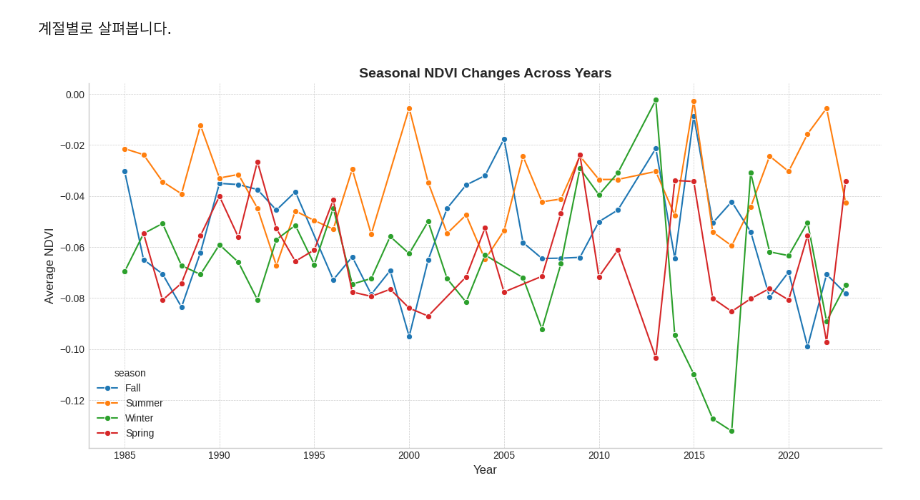
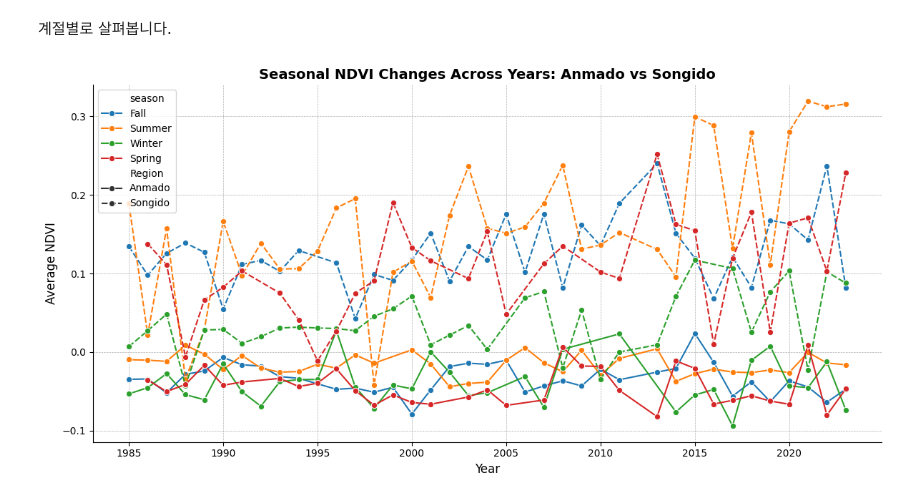
Before and after one commit to jjangmo91/Cervus-nippon_Anmado-Is., a Jupyter notebook: Cervus-nippon_forest_Anmado-Is.ipynb, the cells around one changed output. Saved outputs shown, nothing was run; the diff lists cells and outputs as text; code cells hidden in the pictures.

```diff
--- a/Cervus-nippon_forest_Anmado-Is.ipynb
+++ b/Cervus-nippon_forest_Anmado-Is.ipynb
@@ -170,8 +189,14 @@ def calculate_ndvi_time_series(img, aoi):
     # 결과를 이미지의 속성으로 설정
     return img.set('NDVI', median_ndvi.get('NDVI')).set('date', date)
 
-# 이미지 컬렉션에서 각 이미지에 대해 NDVI 시계열 계산
-ndvi_timeseries = all_ndvi.map(lambda img: calculate_ndvi_time_series(img, aoi))
+# 안마도 AOI에 대한 NDVI 시계열 계산
+ndvi_timeseries_anmado = all_ndvi_anmado.map(lambda img: calculate_ndvi_time_series(img, aoi_anmado))
 
-# 결과를 리스트로 변환
-ndvi_list = ndvi_timeseries.reduceColumns(ee.Reducer.toList(2), ['date', 'NDVI']).get('list').getInfo()
+# 송이도 AOI에 대한 NDVI 시계열 계산
+ndvi_timeseries_songido = all_ndvi_songido.map(lambda img: calculate_ndvi_time_series(img, aoi_songido))
+
+# 결과를 리스트로 변환 (안마도)
+ndvi_list_anmado = ndvi_timeseries_anmado.reduceColumns(ee.Reducer.toList(2), ['date', 'NDVI']).get('list').getInfo()
+
+# 결과를 리스트로 변환 (송이도)
+ndvi_list_songido = ndvi_timeseries_songido.reduceColumns(ee.Reducer.toList(2), ['date', 'NDVI']).get('list').getInfo()
@@ -329,17 +476,17 @@ plt.show()
 # %%
 # 연도와 월을 추출하여 새로운 열 생성
-df_m_cleaned['year'] = df_m_cleaned['date'].dt.year
-df_m_cleaned['month'] = df_m_cleaned['date'].dt.month
+df_combined['year'] = df_combined['date'].dt.year
+df_combined['month'] = df_combined['date'].dt.month
 
-# 월별 연도별 평균 NDVI 계산
-month_year_avg_ndvi = df_m_cleaned.groupby(['year', 'month'])['NDVI'].mean().reset_index()
+# 월별 연도별 지역별 평균 NDVI 계산
+month_year_avg_ndvi = df_combined.groupby(['year', 'month', 'Region'])['NDVI'].mean().reset_index()
 
-# 전체적인 연도별 월별 평균 NDVI 변화 시각화
+# 전체적인 연도별 월별 지역별 평균 NDVI 변화 시각화
 plt.figure(figsize=(12, 6))
-sns.lineplot(x='year', y='NDVI', hue='month', data=month_year_avg_ndvi, palette='tab10', marker='o')
+sns.lineplot(x='year', y='NDVI', hue='month', style='Region', data=month_year_avg_ndvi, palette='tab10', marker='o')
 
 # 그래프 타이틀 및 축 레이블 설정
-plt.title('Monthly NDVI Changes Across Years', fontsize=14, fontweight='bold')
+plt.title('Monthly NDVI Changes Across Years: Anmado vs Songido', fontsize=14, fontweight='bold')
 plt.xlabel('Year', fontsize=12)
 plt.ylabel('Average NDVI', fontsize=12)
 
@@ -356,40 +503,40 @@ plt.show()
 계절별로 살펴봅니다.
 # %%
 # 연도와 월을 추출하여 새로운 열 생성
-df_m_cleaned['year'] = df_m_cleaned['date'].dt.year
-df_m_cleaned['month'] = df_m_cleaned['date'].dt.month
+df_combined['year'] = df_combined['date'].dt.year
+df_combined['month'] = df_combined['date'].dt.month
 
-# 계절 정보 추가
+# 계절 정보 추가 함수 정의
 def get_season(month):
     if month in [12, 1, 2]:
         return 'Winter'
     elif month in [3, 4, 5]:
         return 'Spring'
     elif month in [6, 7, 8]:
         return 'Summer'
     else:
         return 'Fall'
 
-df_m_cleaned['season'] = df_m_cleaned['month'].apply(get_season)
+df_combined['season'] = df_combined['month'].apply(get_season)
 
 # 계절별 연도별 평균 NDVI 계산
-season_year_avg_ndvi = df_m_cleaned.groupby(['year', 'season'])['NDVI'].mean().reset_index()
+season_year_avg_ndvi = df_combined.groupby(['year', 'season', 'Region'])['NDVI'].mean().reset_index()
 
 # 전체적인 연도별 계절별 평균 NDVI 변화 시각화
 plt.figure(figsize=(12, 6))
-sns.lineplot(x='year', y='NDVI', hue='season', data=season_year_avg_ndvi, palette='tab10', marker='o')
+sns.lineplot(x='year', y='NDVI', hue='season', style='Region', data=season_year_avg_ndvi, palette='tab10', marker='o')
 
 # 그래프 타이틀 및 축 레이블 설정
-plt.title('Seasonal NDVI Changes Across Years', fontsize=14, fontweight='bold')
+plt.title('Seasonal NDVI Changes Across Years: Anmado vs Songido', fontsize=14, fontweight='bold')
 plt.xlabel('Year', fontsize=12)
 plt.ylabel('Average NDVI', fontsize=12)
 
 # 스타일 조정
 plt.grid(True, which='both', linestyle='--', linewidth=0.5)
 sns.despine()  # 박스라인 제거
 
 # 그래프 표시
 plt.tight_layout()
 plt.show()
 # %% [output]
-[figure, old version]
+[figure, new version]
```
Also changed, not shown: parts of 34 cells of this notebook.
